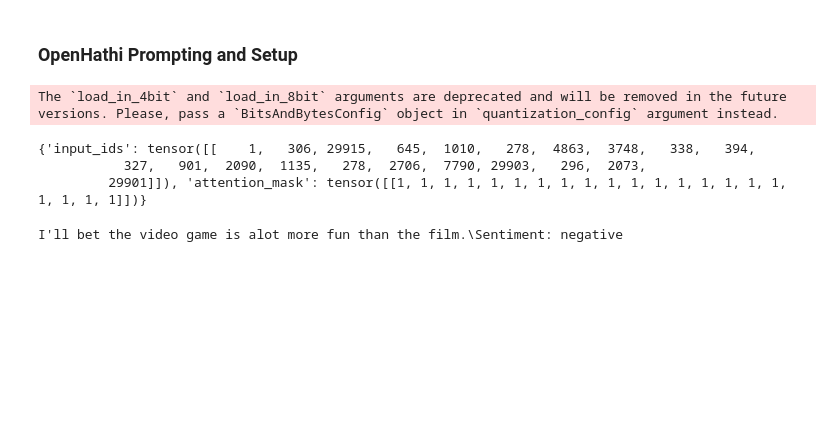
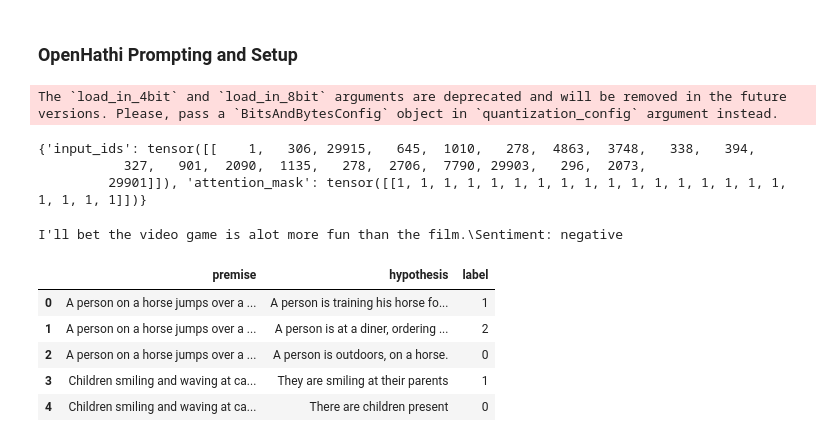
Before and after one commit to manavmittal05/Large-Language-Models, a Jupyter notebook: A1/Q1.ipynb, the cells around one changed output. Saved outputs shown, nothing was run; the diff lists cells and outputs as text; code cells hidden in the pictures; blank space fills up the shorter version.

Commit message:
Loading NLI dataset

```diff
--- a/A1/Q1.ipynb
+++ b/A1/Q1.ipynb
@@ -198,3 +198,17 @@ output_text = tokenizer.decode(generation_output[0].cuda(), skip_special_tokens=
 print(output_text)
 # %% [output]
 I'll bet the video game is alot more fun than the film.\Sentiment: negative
+# %%
+import pandas as pd
+
+splits = {'train': 'pair-class/train-00000-of-00001.parquet', 'dev': 'pair-class/dev-00000-of-00001.parquet', 'test': 'pair-class/test-00000-of-00001.parquet'}
+df = pd.read_parquet("hf://datasets/sentence-transformers/all-nli/" + splits["train"])
+
+df.head()
+# %% [output]
+|  | premise | hypothesis | label |
+| 0 | A person on a horse jumps over a ... | A person is training his horse fo... | 1 |
+| 1 | A person on a horse jumps over a ... | A person is at a diner, ordering ... | 2 |
+| 2 | A person on a horse jumps over a ... | A person is outdoors, on a horse. | 0 |
+| 3 | Children smiling and waving at ca... | They are smiling at their parents | 1 |
+| 4 | Children smiling and waving at ca... | There are children present | 0 |
```
